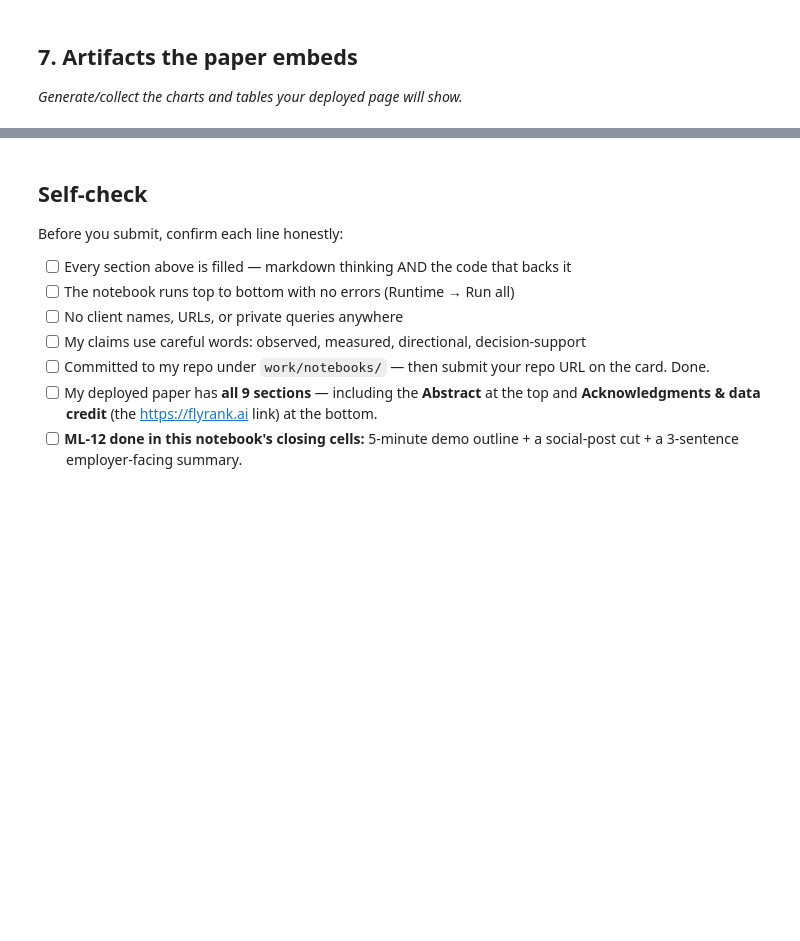
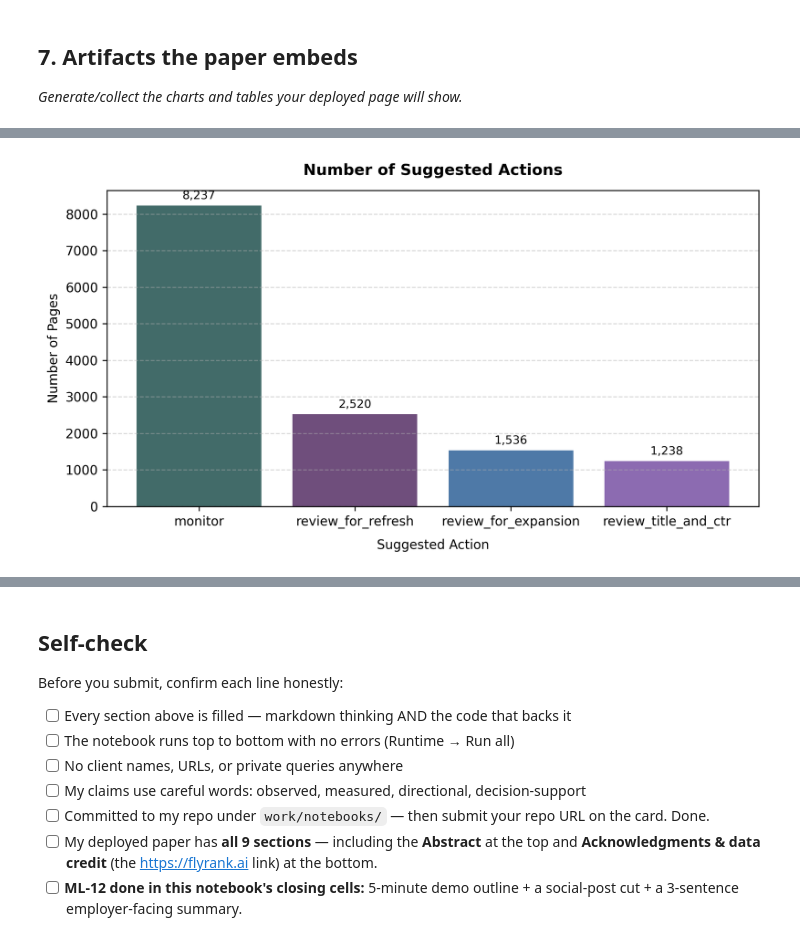
Before and after one commit to JasperOwen/flyrank-ml-internship, a Jupyter notebook: work/notebooks/capstone.ipynb, the cells around one changed output, grey strips where cells are left out. Saved outputs shown, nothing was run; the diff lists cells and outputs as text; code cells hidden in the pictures; blank space fills up the shorter version.

```diff
--- a/work/notebooks/capstone.ipynb
+++ b/work/notebooks/capstone.ipynb
@@ -36,0 +542,98 @@ This skeleton is yours to fill. Work the sections **in order** — each one has
+# %%
+import matplotlib.pyplot as plt
+import json
+import os
+
+# Ensures output folders exist
+os.makedirs("work/outputs", exist_ok=True)
+os.makedirs("work/figures", exist_ok=True)
+
+# Export ranked queue CSV
+queue_export_columns = [
+    "rank", "client_hash_id", "content_hash_id", "priority_score",
+    "model_prob", "baseline_score", "suggested_action", "reasons",
+    "week1_impressions", "w1_tier", "week2_impressions", "w2_tier"
+]
+queue[queue_export_columns].to_csv("work/outputs/refresh_queue.csv", index=False)
+print("Saved ranked queue to: work/outputs/refresh_queue.csv")
+
+# 1. Action Distribution Bar Chart
+figure, ax = plt.subplots(figsize=(8, 4.5), dpi=300)
+action_counts = queue["suggested_action"].value_counts()
+colors = ["#426B69", "#6F4E7C", "#4E79A7", "#8C6BB1"]
+
+bars = ax.bar(action_counts.index, action_counts.values, color=colors[:len(action_counts)])
+ax.set_title("Number of Suggested Actions", fontsize=12, fontweight="bold", pad=12)
+ax.set_xlabel("Suggested Action", fontsize=10, labelpad=8)
+ax.set_ylabel("Number of Pages", fontsize=10)
+ax.grid(axis="y", linestyle="--", alpha=0.5)
+
+for bar in bars:
+    height = bar.get_height()
+    ax.annotate(f'{height:,}',
+                xy=(bar.get_x() + bar.get_width() / 2, height),
+                xytext=(0, 3),
+                textcoords="offset points",
+                ha='center', va='bottom', fontsize=9)
+
+plt.tight_layout()
+figure_action_path = "work/figures/action_distribution.png"
+figure.savefig(figure_action_path)
+plt.show()
+plt.close(figure)
+print(f"Saved figure to: {figure_action_path}")
+
+# Priority score distribution by action
+figure, ax = plt.subplots(figsize=(8, 4.5), dpi=300)
+action_order = ["review_for_refresh", "review_title_and_ctr", "review_for_expansion", "monitor"]
+action_order = [a for a in action_order if a in queue["suggested_action"].unique()]
+
+data_by_action = [queue[queue["suggested_action"] == a]["priority_score"].values for a in action_order]
+ax.boxplot(data_by_action, tick_labels=action_order, patch_artist=True,
+           boxprops=dict(facecolor="#EEF3FA", color="#4E79A7"),
+           medianprops=dict(color="#16232A", linewidth=1.5))
+ax.set_title("Priority Scores Distributed by Actions", fontsize=12, fontweight="bold", pad=12)
+ax.set_xlabel("Actions", fontsize=10, labelpad=8)
+ax.set_ylabel("Priority Score (0-100)", fontsize=10)
+ax.grid(axis="y", linestyle="--", alpha=0.5)
+
+plt.tight_layout()
+figure_score_path = "work/figures/score_distribution.png"
+figure.savefig(figure_score_path)
+plt.show()
+plt.close(figure)
+print(f"Saved figure to: {figure_score_path}")
+
+# Export Summary JSON Receipt
+visibility_counts = queue["visibility_bucket"].value_counts()
+visibility_ordered = {
+    tier: int(visibility_counts.get(tier, 0))
+    for tier in ["high", "medium", "low"]
+}
+
+queue_metrics = {
+    "notebook": "capstone.ipynb",
+    "timestamp": pd.Timestamp.now().strftime("%Y-%m-%d %H:%M:%S"),
+    "total_pages_scored": int(len(queue)),
+    "action_breakdown": queue["suggested_action"].value_counts().to_dict(),
+    "visibility_breakdown": visibility_ordered,
+    "priority_scores": {
+        "highest_score": float(queue["priority_score"].max()),
+        "mean_score": float(queue["priority_score"].mean().round(2)),
+        "80th_percentile_score": float(queue["priority_score"].quantile(0.80).round(2)),
+        "high_priority_review_count": int((queue["priority_score"] >= queue["priority_score"].quantile(0.80)).sum())
+    },
+    "exported_artifacts": {
+        "queue_csv": "work/outputs/refresh_queue.csv",
+        "action_distribution_figure": figure_action_path,
+        "score_distribution_figure": figure_score_path
+    }
+}
+
+receipt_path = "work/outputs/w07_queue_metrics.json"
+with open(receipt_path, "w") as f:
+    json.dump(queue_metrics, f, indent=2)
+
+print(f"\nSaved metrics receipt to: {receipt_path}")
+print(json.dumps(queue_metrics, indent=2))
+# %% [output]
@@ -36,0 +641 @@ This skeleton is yours to fill. Work the sections **in order** — each one has
+[figure, added]
```
Also changed, not shown: parts of 14 cells of this notebook.
